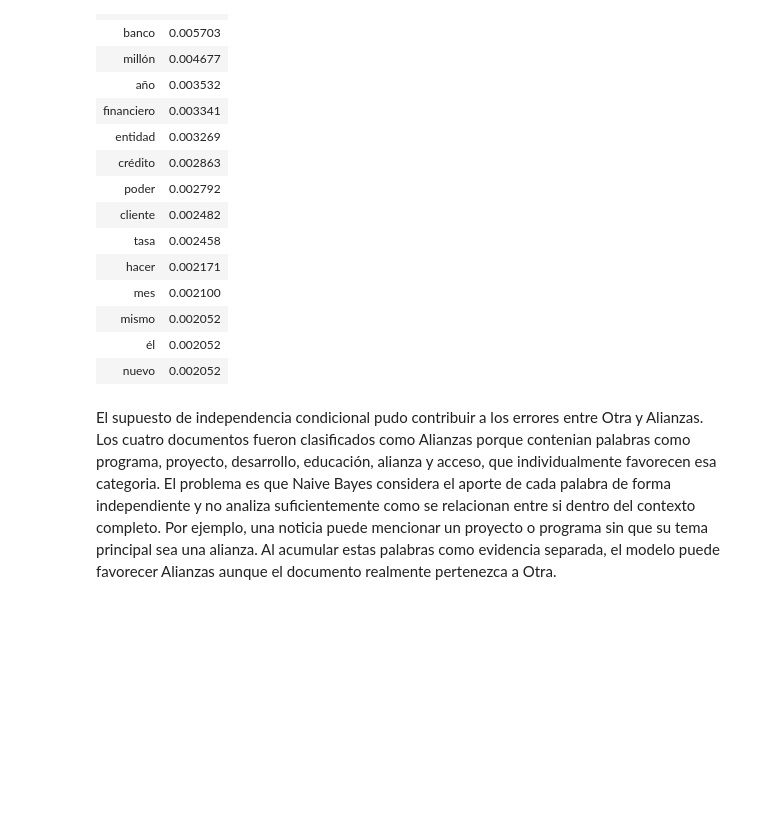
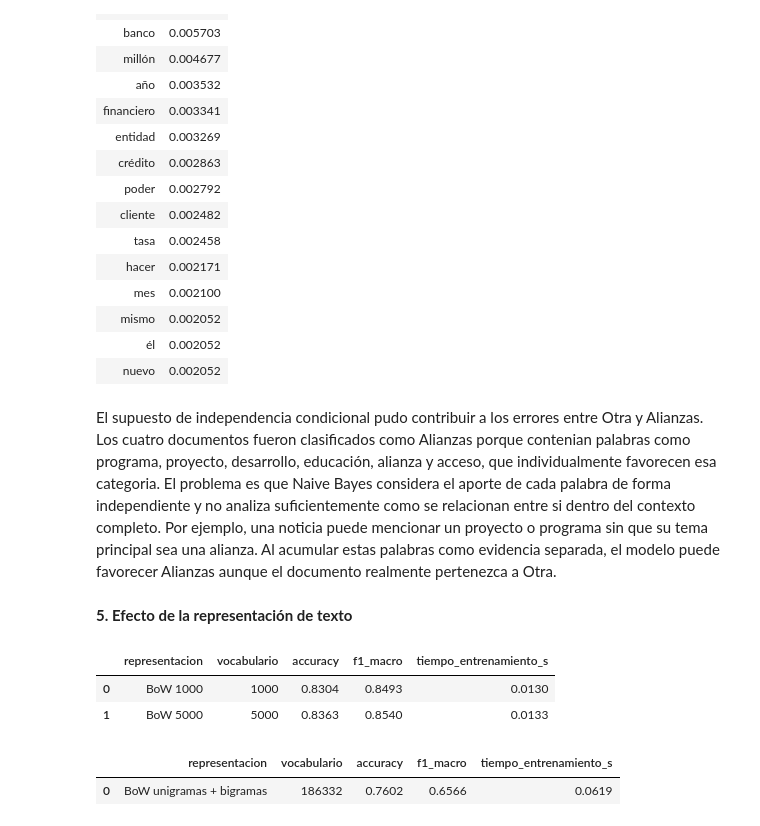
Before and after one commit to JuanDi37/Lab-3---NLP, a Jupyter notebook: Laboratorio#3 NLP.ipynb, the cells around one changed output. Drawn from its saved outputs; the diff is of its cells as text; code cells hidden in the pictures; blank space fills up the shorter version.

```diff
--- a/Laboratorio#3 NLP.ipynb
+++ b/Laboratorio#3 NLP.ipynb
@@ -1147,3 +1146,5 @@ Palabras con mayor P(w_i|c) - Otra
 | nuevo | 0.002052 |
 # %% [markdown]
 El supuesto de independencia condicional pudo contribuir a los errores entre Otra y Alianzas. Los cuatro documentos fueron clasificados como Alianzas porque contenian palabras como programa, proyecto, desarrollo, educación, alianza y acceso, que individualmente favorecen esa categoria. El problema es que Naive Bayes considera el aporte de cada palabra de forma independiente y no analiza suficientemente como se relacionan entre si dentro del contexto completo. Por ejemplo, una noticia puede mencionar un proyecto o programa sin que su tema principal sea una alianza. Al acumular estas palabras como evidencia separada, el modelo puede favorecer Alianzas aunque el documento realmente pertenezca a Otra.
+# %% [markdown]
+**5. Efecto de la representación de texto**
@@ -1149,0 +1210,51 @@ El supuesto de independencia condicional pudo contribuir a los errores entre Otr
+# %%
+#entrenamos BoW limitando el vocabulario a las palabras mas frecuentes
+#probamos primero 1000 palabras y despues 5000 palabras
+#ambos modelos utilizan el mismo conjunto de entrenamiento y validacion
+#esto permite comparar directamente el efecto de reducir el vocabulario
+
+resultado_bow_1000, vectorizador_bow_1000, modelo_bow_1000, pred_bow_1000 = (
+    entrenar_variante_bow(
+        "BoW 1000",
+        max_features=1000
+    )
+)
+
+resultado_bow_5000, vectorizador_bow_5000, modelo_bow_5000, pred_bow_5000 = (
+    entrenar_variante_bow(
+        "BoW 5000",
+        max_features=5000
+    )
+)
+
+display(
+    pd.DataFrame([
+        resultado_bow_1000,
+        resultado_bow_5000
+    ]).round(4)
+)
+# %% [output]
+|  | representacion | vocabulario | accuracy | f1_macro | tiempo_entrenamiento_s |
+| 0 | BoW 1000 | 1000 | 0.8304 | 0.8493 | 0.0130 |
+| 1 | BoW 5000 | 5000 | 0.8363 | 0.8540 | 0.0133 |
+# %%
+#entrenamos una nueva variante utilizando unigramas y bigramas
+#los unigramas representan palabras individuales y los bigramas pares consecutivos
+#esto permite conservar un poco mas de contexto dentro de la representacion
+#tambien esperamos un aumento importante en el tamaño del vocabulario
+
+resultado_bow_bigramas, vectorizador_bow_bigramas, modelo_bow_bigramas, pred_bow_bigramas = (
+    entrenar_variante_bow(
+        "BoW unigramas + bigramas",
+        ngram_range=(1, 2)
+    )
+)
+
+display(
+    pd.DataFrame([
+        resultado_bow_bigramas
+    ]).round(4)
+)
+# %% [output]
+|  | representacion | vocabulario | accuracy | f1_macro | tiempo_entrenamiento_s |
+| 0 | BoW unigramas + bigramas | 186332 | 0.7602 | 0.6566 | 0.0619 |
```
Also changed, not shown: parts of 5 cells of this notebook.
